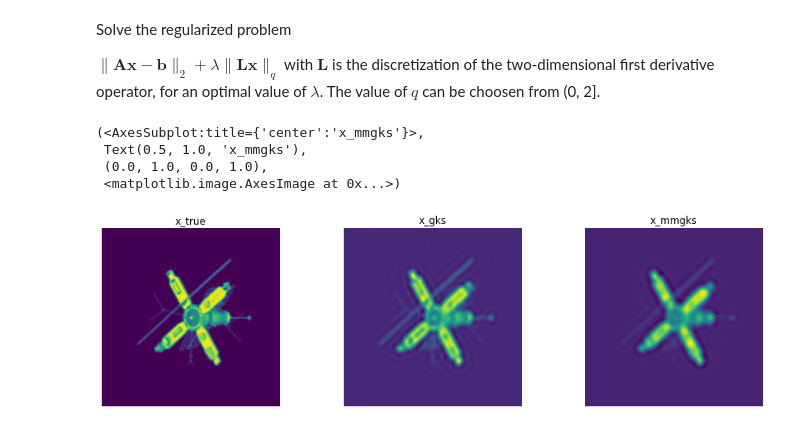
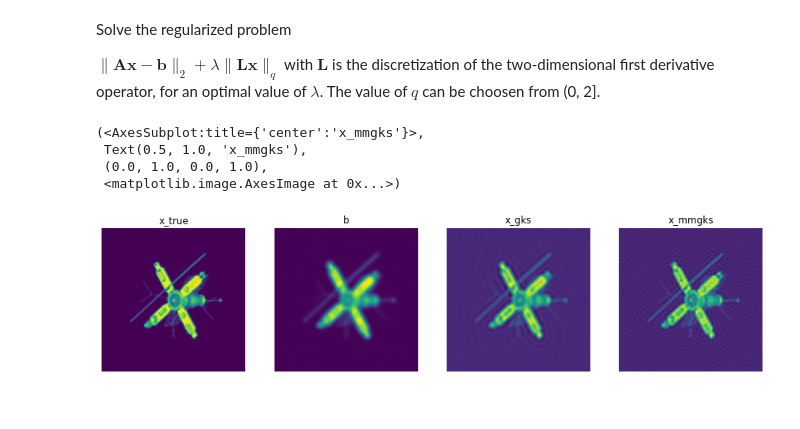
Before and after one commit to mpasha3/trips-py, a Jupyter notebook: tripspy/demo_ill-posedness_Deblurring.ipynb, the cells around one changed output. Cells and saved outputs as stored; diff of their text form; code cells hidden in the pictures.

```diff
--- a/tripspy/demo_ill-posedness_Deblurring.ipynb
+++ b/tripspy/demo_ill-posedness_Deblurring.ipynb
@@ -171,7 +171,7 @@ $\|\mathbf A{\mathbf x} - {\mathbf b}\|^2_2 + \lambda \|\mathbf L\mathbf x\|_2^2
 L = spatial_derivative_operator(nx, ny, 1)
 data_vec = b.reshape((-1,1))
 # Use GKS to compute an approximate solution
-(x_gks, info) = GKS(A, data_vec, L, projection_dim=3, n_iter = 5, regparam = 0.00001, x_true = x_true.reshape(-1,1), delta = delta)
+(x_gks, info_gks) = GKS(A, data_vec, L, projection_dim=3, n_iter = 5, regparam = 0.00001, x_true = x_true.reshape(-1,1), delta = delta)
 # %% [markdown]
 Solve the regularized problem
 
@@ -182,16 +182,17 @@ $\|\mathbf A{\mathbf x} - {\mathbf b}\|_2 + \lambda \|\mathbf L\mathbf x\|_q$ wi
 L = spatial_derivative_operator(nx, ny, 1)
 data_vec = b.reshape((-1,1))
 # Use GKS to compute an approximate solution
-(x_mmgks, info) = MMGKS(A, data_vec, L, projection_dim=3, n_iter = 5, regparam = 0.000001, x_true = x_true.reshape(-1,1), delta = delta)
+(x_mmgks, info_mmgks) = MMGKS(A, data_vec, L, pnorm=2, qnorm=1, projection_dim=3, n_iter = 50, regparam = 0.000001, x_true = x_true.reshape(-1,1), delta = delta)
 # %%
 # Display the true desired vs the naive computed solution and vs the approximate regularized computed solution
 plt.figure(figsize=(15,4))
-plt.subplot(1,3,1), plt.title('x_true'), plt.axis('off'), plt.imshow(x_true.reshape((nx,ny)))
-plt.subplot(1,3,2), plt.title('x_gks'), plt.axis('off'), plt.imshow(x_gks.reshape((nx,ny)))
-plt.subplot(1,3,3), plt.title('x_mmgks'), plt.axis('off'), plt.imshow(x_mmgks.reshape((nx,ny)))
+plt.subplot(1,4,1), plt.title('x_true'), plt.axis('off'), plt.imshow(x_true.reshape((nx,ny)))
+plt.subplot(1,4,2), plt.title('b'), plt.axis('off'), plt.imshow(b.reshape((nx,ny)))
+plt.subplot(1,4,3), plt.title('x_gks'), plt.axis('off'), plt.imshow(x_gks.reshape((nx,ny)))
+plt.subplot(1,4,4), plt.title('x_mmgks'), plt.axis('off'), plt.imshow(x_mmgks.reshape((nx,ny)))
 # %% [output]
 (<AxesSubplot:title={'center':'x_mmgks'}>,
  Text(0.5, 1.0, 'x_mmgks'),
  (0.0, 1.0, 0.0, 1.0),
  <matplotlib.image.AxesImage at 0x...>)
-[figure, old version]
+[figure, new version]
```
Also changed, not shown: parts of 1 cell of this notebook, 3 other files.
